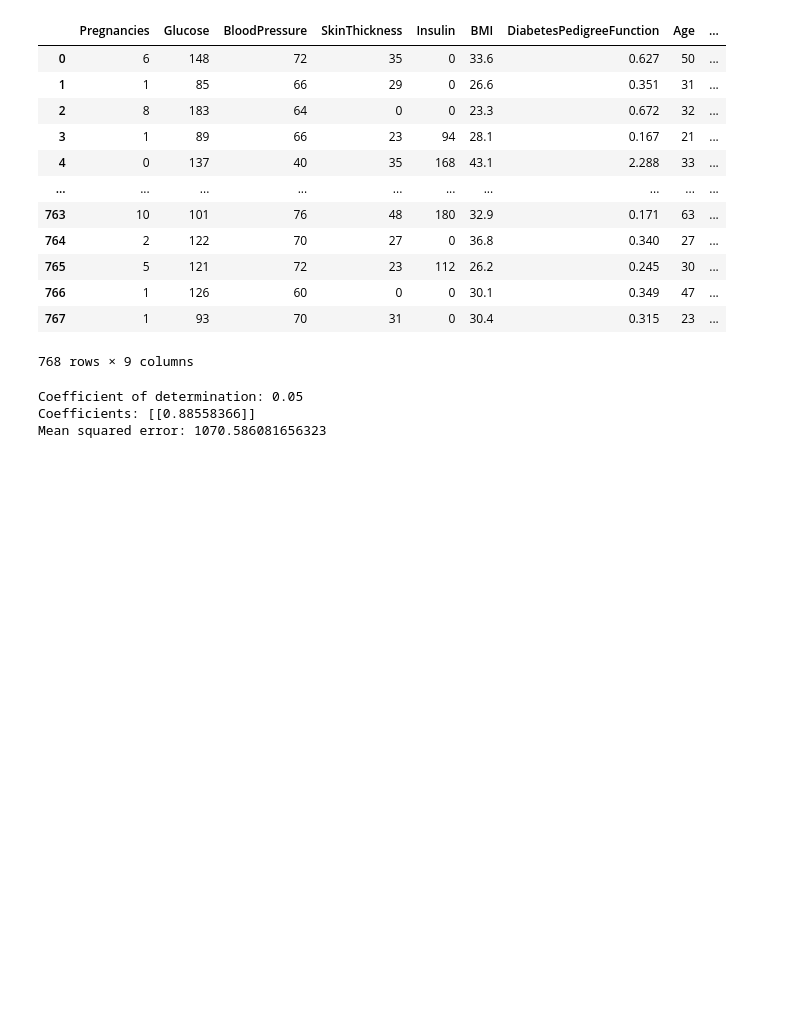
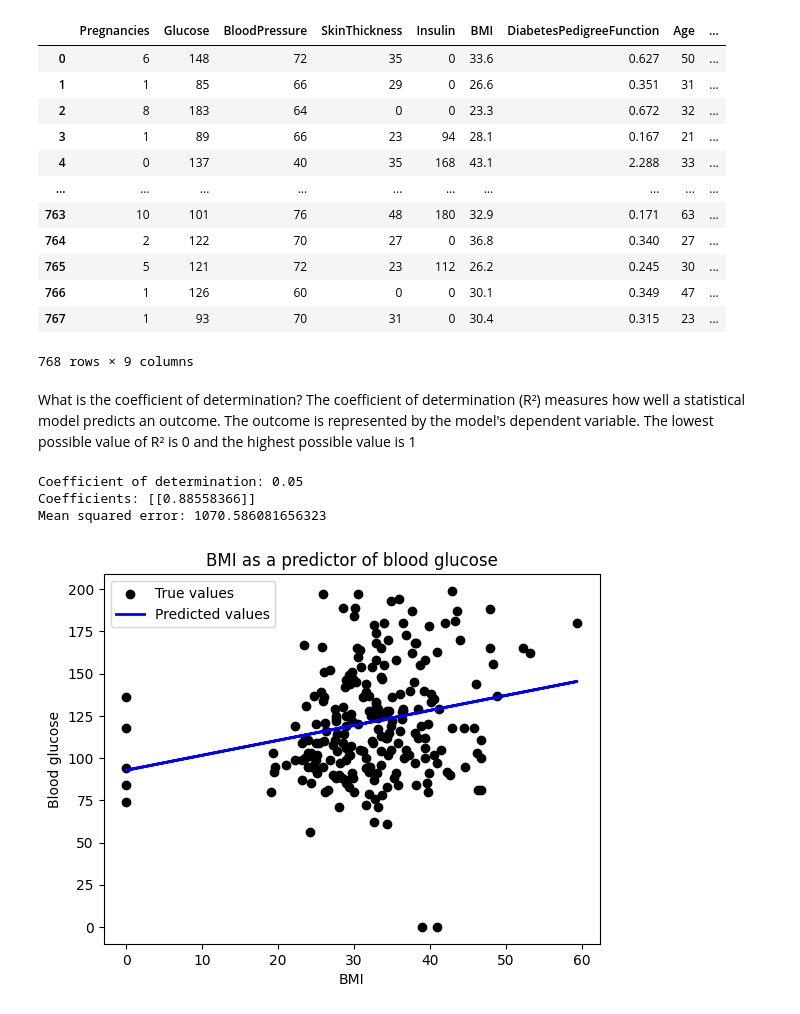
Before and after one commit to StephenCarterLIIA/Python-learning-repo, a Jupyter notebook: ML workshops/20240829.ipynb, the cells around one changed output. Drawn from its saved outputs; the diff is of its cells as text; code cells hidden in the pictures; blank space fills up the shorter version.

```diff
--- a/ML workshops/20240829.ipynb
+++ b/ML workshops/20240829.ipynb
@@ -43,6 +43,8 @@ regr = linear_model.LinearRegression() # a class for storing our data
 regr.fit(x_train, y_train) # Build our model (using 70% of the data)
 
 y_pred = regr.predict(x_test)
+# %% [markdown]
+What is the coefficient of determination? The coefficient of determination (R²) measures how well a statistical model predicts an outcome. The outcome is represented by the model's dependent variable. The lowest possible value of R² is 0 and the highest possible value is 1
 # %%
 print(f'Coefficient of determination: %.2f' % r2_score(y_test, y_pred)) # How good is our model? Seeking a score of at least 0.7
 
@@ -53,3 +55,17 @@ print(f'Mean squared error: {mean_squared_error(y_test, y_pred)}') # closer to 0
 Coefficient of determination: 0.05
 Coefficients: [[0.88558366]]
 Mean squared error: 1070.586081656323
+# %%
+plt.scatter(x_test, y_test, color='black', label='True values')
+plt.plot(x_test, y_pred, color='blue', linewidth =2, label ='Predicted values')
+
+plt.xlabel('BMI')
+plt.ylabel('Blood glucose')
+
+plt.legend(loc='upper left')
+
+plt.title('BMI as a predictor of blood glucose')
+
+plt.show()
+# %% [output]
+[figure, added]
```
Also changed, not shown: parts of 4 cells of this notebook.
